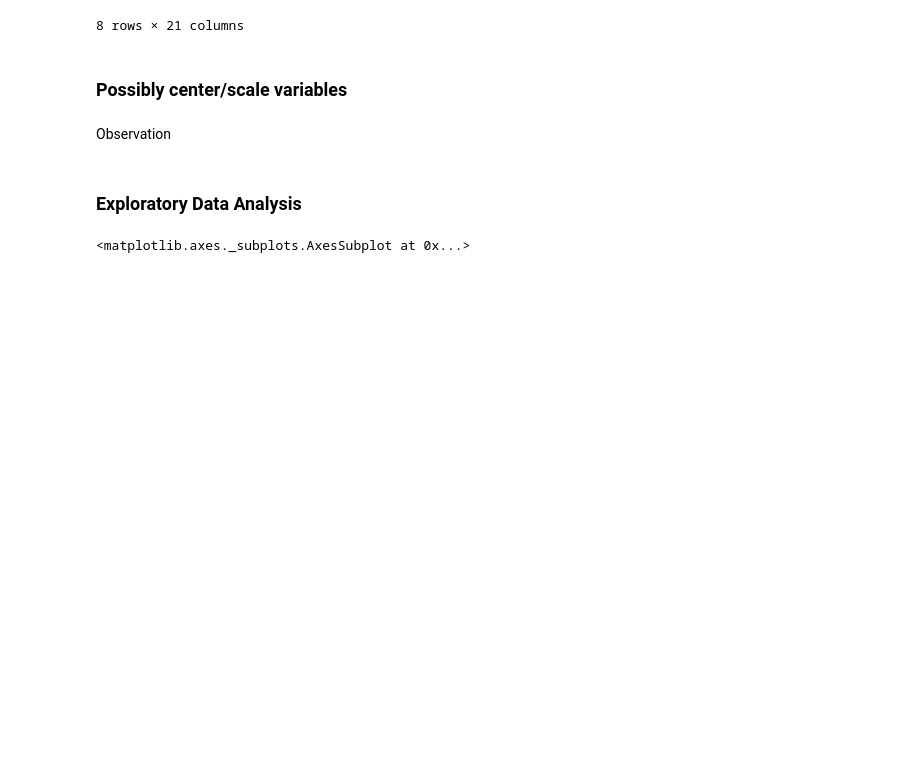
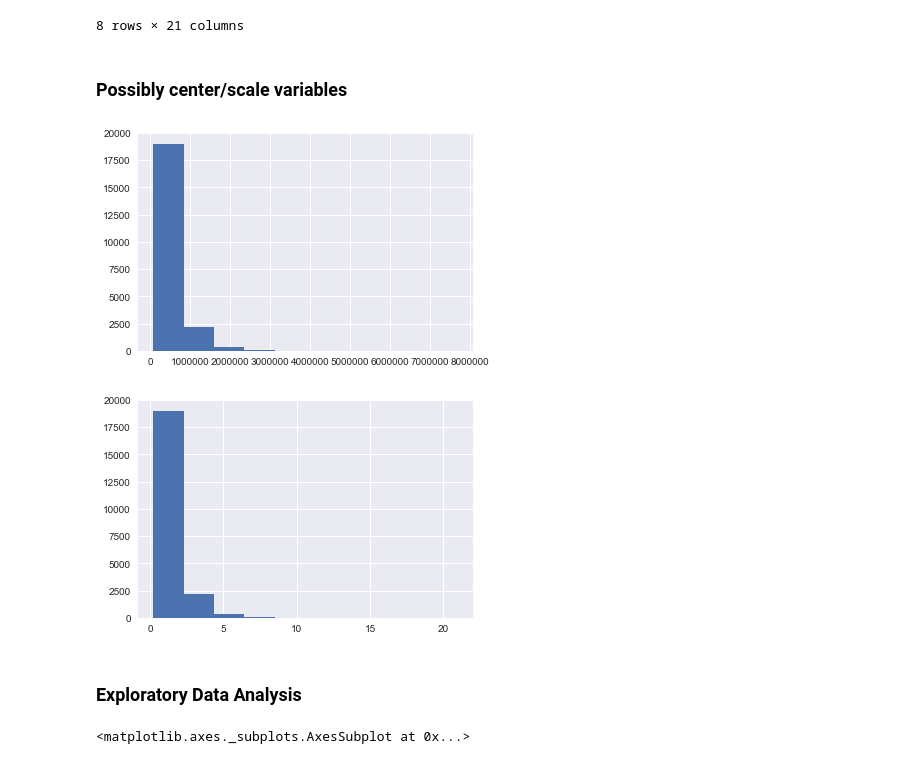
Before and after one commit to dhrumil24patel/NEU_Assignments, a Jupyter notebook: ADS/assignment-1/my_notebook.ipynb, the cells around one changed output. Drawn from its saved outputs; the diff is of its cells as text; code cells hidden in the pictures; blank space fills up the shorter version.

```diff
--- a/ADS/assignment-1/my_notebook.ipynb
+++ b/ADS/assignment-1/my_notebook.ipynb
@@ -517,8 +558,15 @@ df.describe()
 8 rows × 21 columns
 # %% [markdown]
 ### Possibly center/scale variables
-# %% [markdown]
-Observation
+# %%
+from sklearn.preprocessing import scale
+plt.hist(df['price'])
+plt.show()
+plt.hist(scale(df['price'], with_mean=False, with_std=True))
+plt.show()
+# %% [output]
+[figure, added]
+[figure, added]
 # %% [markdown]
 ### Exploratory Data Analysis
 # %%
```
Also changed, not shown: parts of 4 cells of this notebook, 1 other file.
